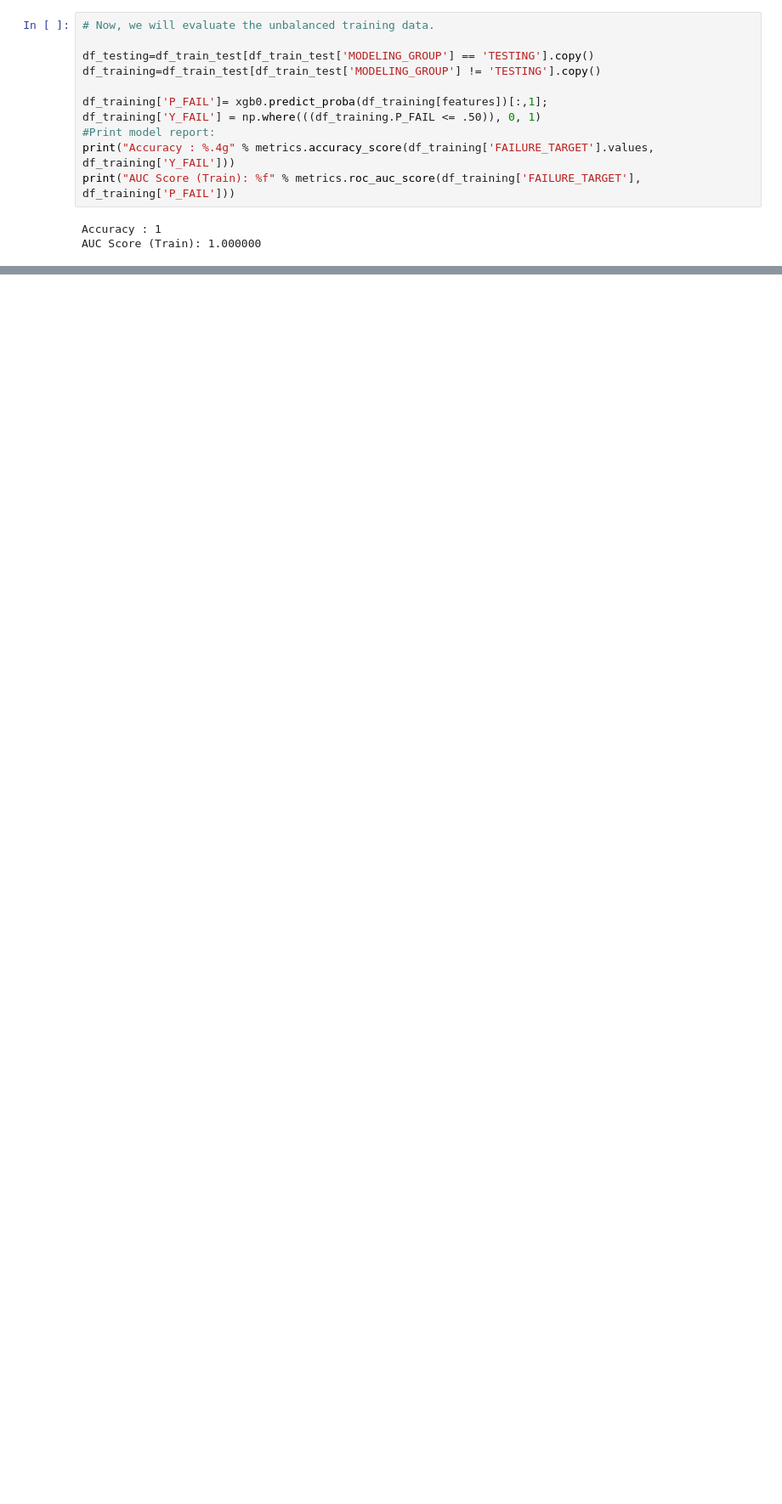
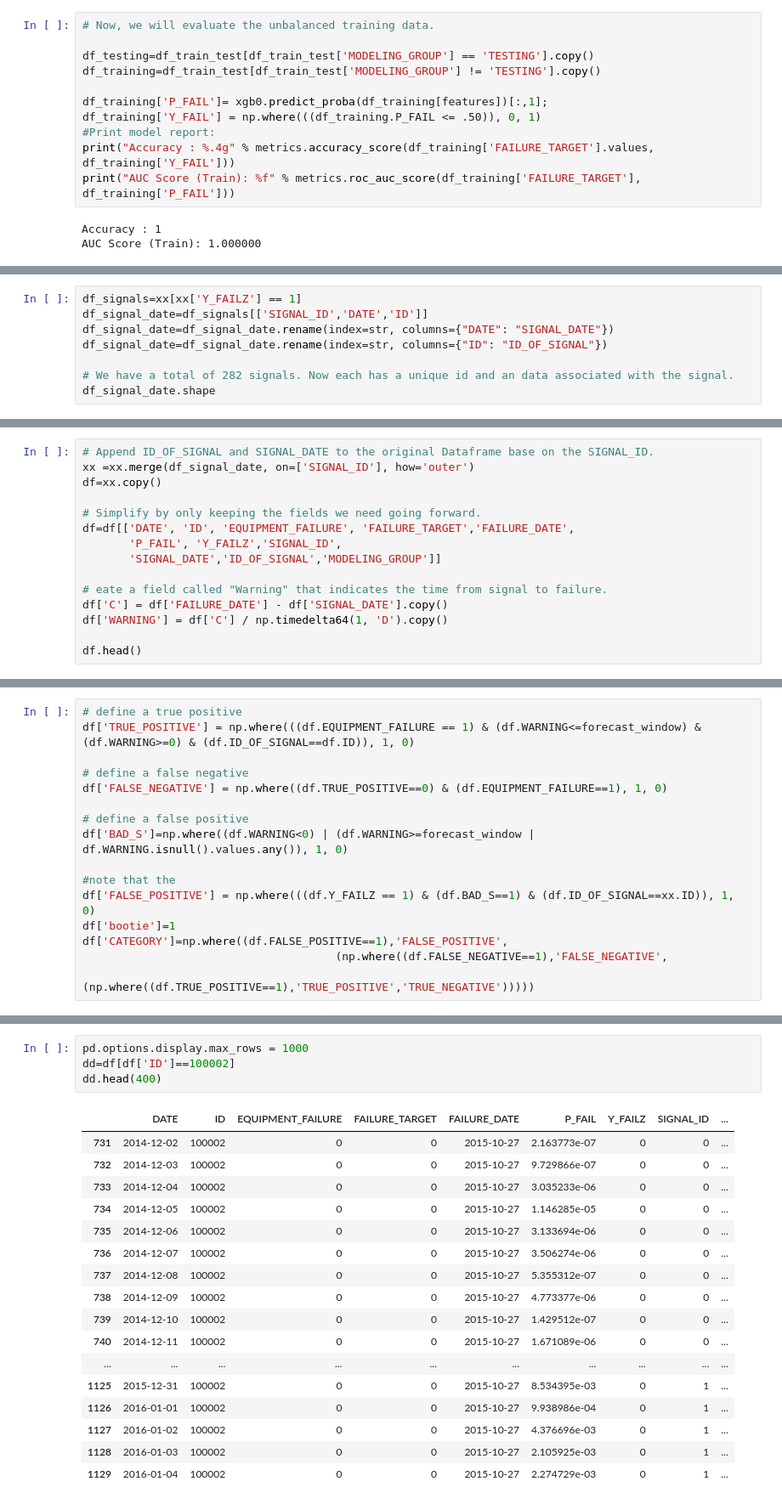
Before and after one commit to mashahin/predictive-maintenance, a Jupyter notebook: predictive_maintenance_machine_learning.ipynb, the cells around one changed output, grey strips where cells are left out. Shown at 85% size. Saved outputs shown, nothing was run; the diff lists cells and outputs as text; blank space fills up the shorter version.

Commit message:
More model evaluation

```diff
--- a/predictive_maintenance_machine_learning.ipynb
+++ b/predictive_maintenance_machine_learning.ipynb
@@ -957,0 +1026,8 @@ AUC Score (Balanced): 1.000000
+# %%
+df_signals=xx[xx['Y_FAILZ'] == 1]
+df_signal_date=df_signals[['SIGNAL_ID','DATE','ID']]
+df_signal_date=df_signal_date.rename(index=str, columns={"DATE": "SIGNAL_DATE"})
+df_signal_date=df_signal_date.rename(index=str, columns={"ID": "ID_OF_SIGNAL"})
+
+# We have a total of 282 signals. Now each has a unique id and an data associated with the signal.
+df_signal_date.shape
@@ -957,0 +1036,15 @@ AUC Score (Balanced): 1.000000
+# %%
+# Append ID_OF_SIGNAL and SIGNAL_DATE to the original Dataframe base on the SIGNAL_ID.
+xx =xx.merge(df_signal_date, on=['SIGNAL_ID'], how='outer')
+df=xx.copy()
+
+# Simplify by only keeping the fields we need going forward.
+df=df[['DATE', 'ID', 'EQUIPMENT_FAILURE', 'FAILURE_TARGET','FAILURE_DATE',
+       'P_FAIL', 'Y_FAILZ','SIGNAL_ID',
+       'SIGNAL_DATE','ID_OF_SIGNAL','MODELING_GROUP']]
+
+# eate a field called "Warning" that indicates the time from signal to failure.
+df['C'] = df['FAILURE_DATE'] - df['SIGNAL_DATE'].copy()
+df['WARNING'] = df['C'] / np.timedelta64(1, 'D').copy()
+
+df.head()
@@ -957,0 +1069,16 @@ AUC Score (Balanced): 1.000000
+# %%
+# define a true positive
+df['TRUE_POSITIVE'] = np.where(((df.EQUIPMENT_FAILURE == 1) & (df.WARNING<=forecast_window) &(df.WARNING>=0) & (df.ID_OF_SIGNAL==df.ID)), 1, 0)
+
+# define a false negative
+df['FALSE_NEGATIVE'] = np.where((df.TRUE_POSITIVE==0) & (df.EQUIPMENT_FAILURE==1), 1, 0)
+
+# define a false positive
+df['BAD_S']=np.where((df.WARNING<0) | (df.WARNING>=forecast_window | df.WARNING.isnull().values.any()), 1, 0)
+
+#note that the
+df['FALSE_POSITIVE'] = np.where(((df.Y_FAILZ == 1) & (df.BAD_S==1) & (df.ID_OF_SIGNAL==xx.ID)), 1, 0)
+df['bootie']=1
+df['CATEGORY']=np.where((df.FALSE_POSITIVE==1),'FALSE_POSITIVE',
+                                      (np.where((df.FALSE_NEGATIVE==1),'FALSE_NEGATIVE',
+                                                (np.where((df.TRUE_POSITIVE==1),'TRUE_POSITIVE','TRUE_NEGATIVE')))))
@@ -957,0 +1087,22 @@ AUC Score (Balanced): 1.000000
+# %%
+pd.options.display.max_rows = 1000
+dd=df[df['ID']==100002]
+dd.head(400)
+# %% [output]
+|  | DATE | ID | EQUIPMENT_FAILURE | FAILURE_TARGET | FAILURE_DATE | P_FAIL | Y_FAILZ | SIGNAL_ID | ... |
+| 731 | 2014-12-02 | 100002 | 0 | 0 | 2015-10-27 | 2.163773e-07 | 0 | 0 | ... |
+| 732 | 2014-12-03 | 100002 | 0 | 0 | 2015-10-27 | 9.729866e-07 | 0 | 0 | ... |
+| 733 | 2014-12-04 | 100002 | 0 | 0 | 2015-10-27 | 3.035233e-06 | 0 | 0 | ... |
+| 734 | 2014-12-05 | 100002 | 0 | 0 | 2015-10-27 | 1.146285e-05 | 0 | 0 | ... |
+| 735 | 2014-12-06 | 100002 | 0 | 0 | 2015-10-27 | 3.133694e-06 | 0 | 0 | ... |
+| 736 | 2014-12-07 | 100002 | 0 | 0 | 2015-10-27 | 3.506274e-06 | 0 | 0 | ... |
+| 737 | 2014-12-08 | 100002 | 0 | 0 | 2015-10-27 | 5.355312e-07 | 0 | 0 | ... |
+| 738 | 2014-12-09 | 100002 | 0 | 0 | 2015-10-27 | 4.773377e-06 | 0 | 0 | ... |
+| 739 | 2014-12-10 | 100002 | 0 | 0 | 2015-10-27 | 1.429512e-07 | 0 | 0 | ... |
+| 740 | 2014-12-11 | 100002 | 0 | 0 | 2015-10-27 | 1.671089e-06 | 0 | 0 | ... |
+| ... | ... | ... | ... | ... | ... | ... | ... | ... | ... |
+| 1125 | 2015-12-31 | 100002 | 0 | 0 | 2015-10-27 | 8.534395e-03 | 0 | 1 | ... |
+| 1126 | 2016-01-01 | 100002 | 0 | 0 | 2015-10-27 | 9.938986e-04 | 0 | 1 | ... |
+| 1127 | 2016-01-02 | 100002 | 0 | 0 | 2015-10-27 | 4.376696e-03 | 0 | 1 | ... |
+| 1128 | 2016-01-03 | 100002 | 0 | 0 | 2015-10-27 | 2.105925e-03 | 0 | 1 | ... |
+| 1129 | 2016-01-04 | 100002 | 0 | 0 | 2015-10-27 | 2.274729e-03 | 0 | 1 | ... |
```
Also changed, not shown: parts of 57 cells of this notebook.
